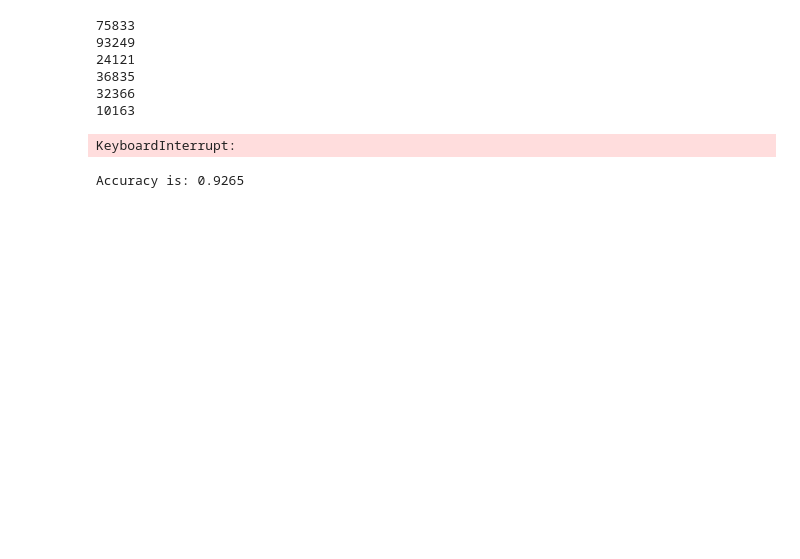
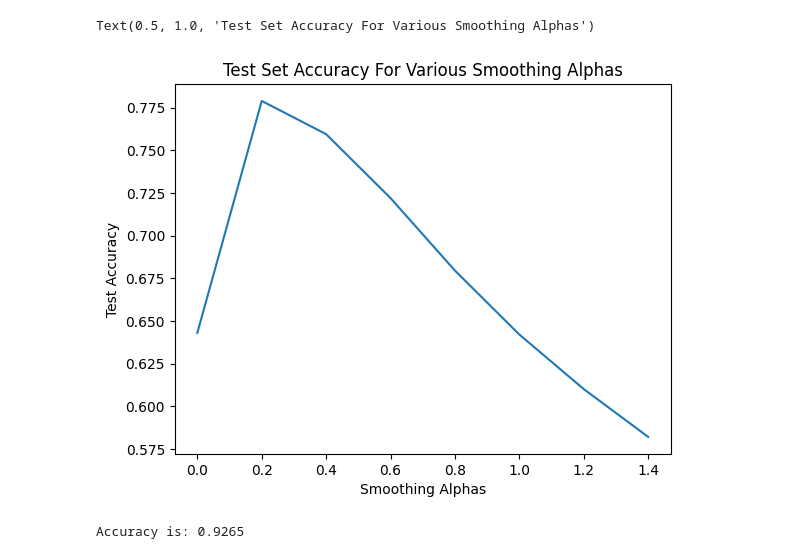
Before and after one commit to lshiyan/Comp-551-A3, a Jupyter notebook: A3/551A3.ipynb, the cells around one changed output. Drawn from its saved outputs; the diff is of its cells as text; code cells hidden in the pictures; blank space fills up the shorter version.

```diff
--- a/A3/551A3.ipynb
+++ b/A3/551A3.ipynb
@@ -128,7 +129,8 @@ class NaiveBayes(object):
         for i in range(len(testMatrix)):
             sentence=testMatrix[i]
             probabilities=self.predictSentence(sentence)
-            predictedTargets.append(probabilities.index(max(probabilities)))
+            predictedEmotion=probabilities.index(max(probabilities))
+            predictedTargets.append(predictedEmotion)
 
         return predictedTargets
 
@@ -158,22 +160,24 @@ class NaiveBayes(object):
         pSum=sum(probabilities)
         for i in range(len(probabilities)):
             probabilities[i]=probabilities[i]/pSum
+
         return probabilities
-# %%
-bayesModel=NaiveBayes(trainDF, 1) #Training model
-testModel=NaiveBayes(testDF, 1) #Easy access to processed data
-
-bayesModel.fit()
-
-print("Test accuracy is:", bayesModel.getAcc(testDF))
-# %% [output]
-75833
-93249
-24121
-36835
-32366
-10163
-KeyboardInterrupt:
+# %%
+alphas=[]
+testAccs=[]
+for alpha in range(0, 15, 2):
+    alphas.append(alpha/10)
+    bayesModel=NaiveBayes(trainDF, alpha/10) #Training model
+    bayesModel.fit()
+    testAccs.append(bayesModel.getAcc(testDF))
+
+plt.plot(alphas, testAccs)
+plt.xlabel("Smoothing Alphas")
+plt.ylabel("Test Accuracy")
+plt.title("Test Set Accuracy For Various Smoothing Alphas")
+# %% [output]
+Text(0.5, 1.0, 'Test Set Accuracy For Various Smoothing Alphas')
+[figure, added]
 # %%
 #Importing pre-trained model without changing weights.
 bert = pipeline("sentiment-analysis",model='bhadresh-savani/bert-base-uncased-emotion')
```
Also changed, not shown: parts of 3 cells of this notebook.
